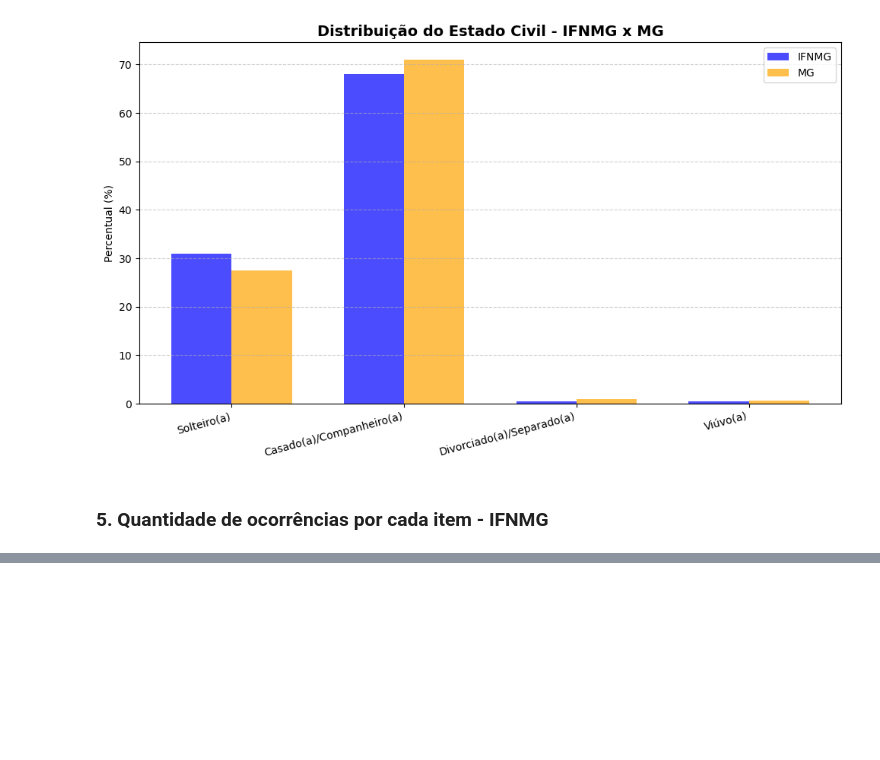
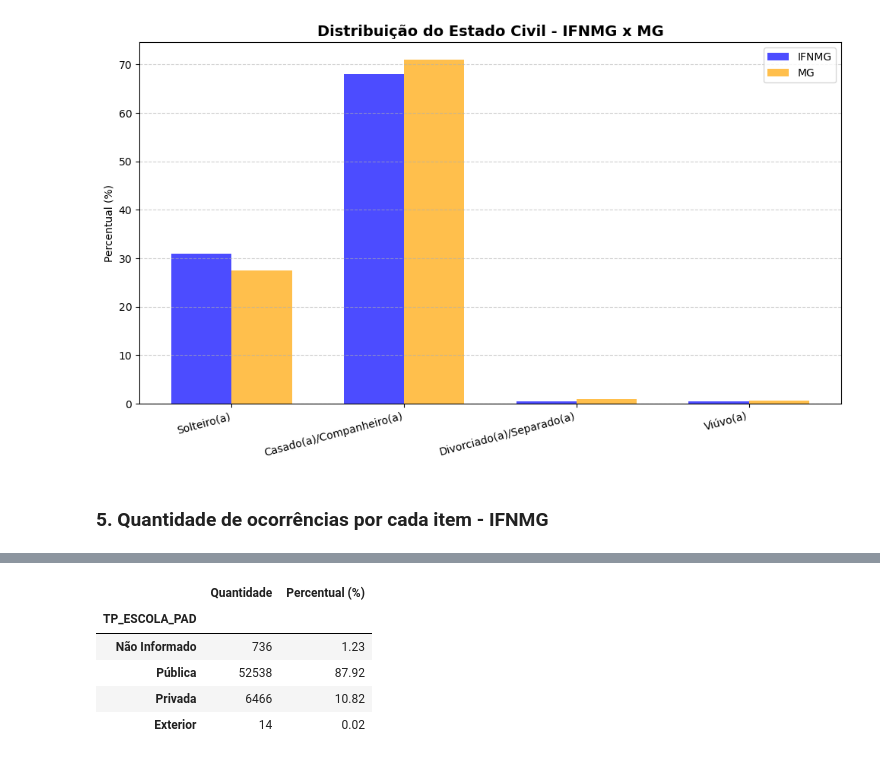
Before and after one commit to NandaLeal/TCC, a Jupyter notebook: TCC - FASE 2.1 - Comparativos Diversos.ipynb, the cells around one changed output, grey strips where cells are left out. Saved outputs shown, nothing was run; the diff lists cells and outputs as text; code cells hidden in the pictures; blank space fills up the shorter version.

```diff
--- a/TCC - FASE 2.1 - Comparativos Diversos.ipynb
+++ b/TCC - FASE 2.1 - Comparativos Diversos.ipynb
@@ -325,0 +441,87 @@ Name: count, dtype: int64
+# %%
+import pandas as pd
+
+# ============================================================
+# 1️⃣ Função de padronização por ano
+# ============================================================
+
+def padronizar_tp_escola(row):
+    ano = row["NU_ANO"]
+    valor = row["TP_ESCOLA"]
+
+    if pd.isna(valor):
+        return "Não Informado"
+
+    # 2018
+    if ano == 2018:
+        mapa = {
+            1: "Não Informado",
+            2: "Pública",
+            4: "Privada",
+            3: "Exterior"
+        }
+
+    # 2019 e 2020
+    elif ano in [2019, 2020]:
+        mapa = {
+            1: "Não Informado",
+            2: "Pública",
+            3: "Privada",
+            4: "Exterior"
+        }
+
+    # 2021+
+    elif ano in [2021, 2022, 2023]:
+        mapa = {
+            1: "Não Informado",
+            2: "Pública",
+            3: "Privada"
+        }
+
+    else:
+        return "Não Informado"
+
+    return mapa.get(valor, "Não Informado")
+
+
+# ============================================================
+# 2️⃣ Criar nova variável (não sobrescreve a original)
+# ============================================================
+
+df_final["TP_ESCOLA_PAD"] = df_final.apply(padronizar_tp_escola, axis=1)
+
+
+# Ordem fixa das categorias
+ordem = ["Não Informado", "Pública", "Privada", "Exterior"]
+
+
+# ============================================================
+# 3️⃣ Quantidade e porcentagem
+# ============================================================
+
+qtd_ifnmg = (
+    df_final["TP_ESCOLA_PAD"]
+    .value_counts()
+    .reindex(ordem, fill_value=0)
+)
+
+porc_ifnmg = (qtd_ifnmg / qtd_ifnmg.sum() * 100).round(2)
+
+
+# ============================================================
+# 4️⃣ Tabela final
+# ============================================================
+
+tabela_escola_ifnmg = pd.DataFrame({
+    "Quantidade": qtd_ifnmg,
+    "Percentual (%)": porc_ifnmg
+})
+
+display(tabela_escola_ifnmg)
+# %% [output]
+|  | Quantidade | Percentual (%) |
+| TP_ESCOLA_PAD |  |  |
+| Não Informado | 736 | 1.23 |
+| Pública | 52538 | 87.92 |
+| Privada | 6466 | 10.82 |
+| Exterior | 14 | 0.02 |
```
Also changed, not shown: parts of 8 cells of this notebook, 4 other files.
